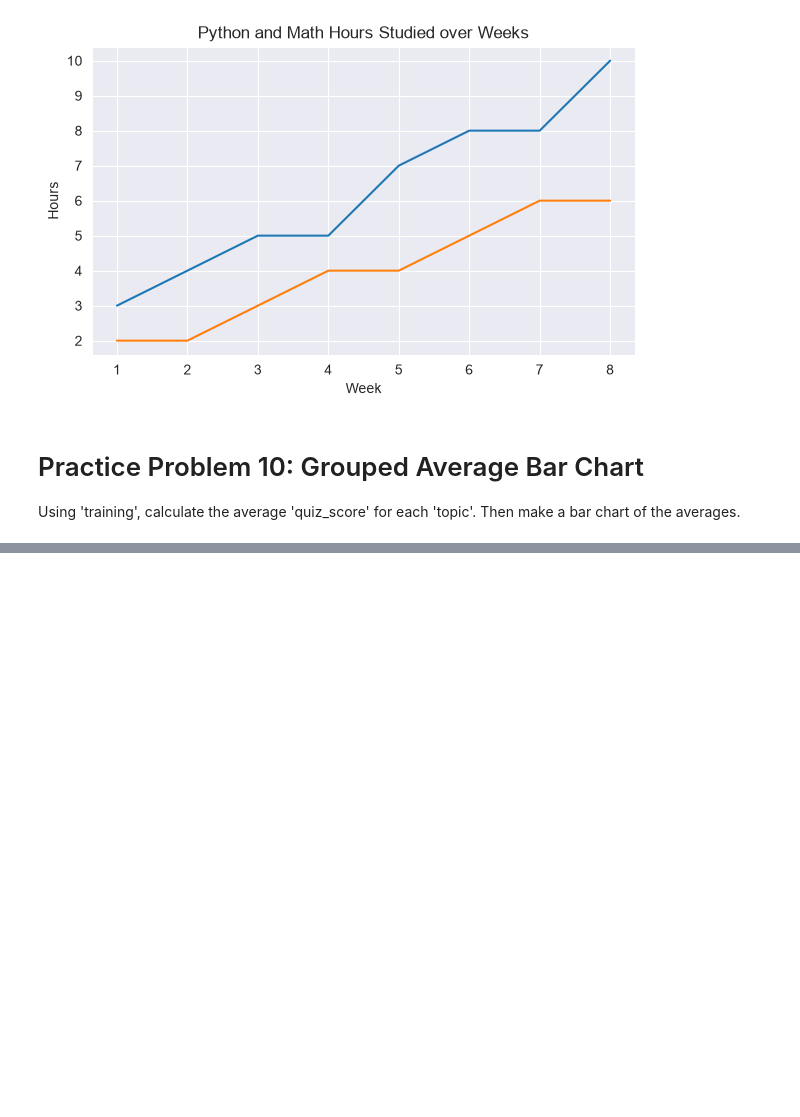
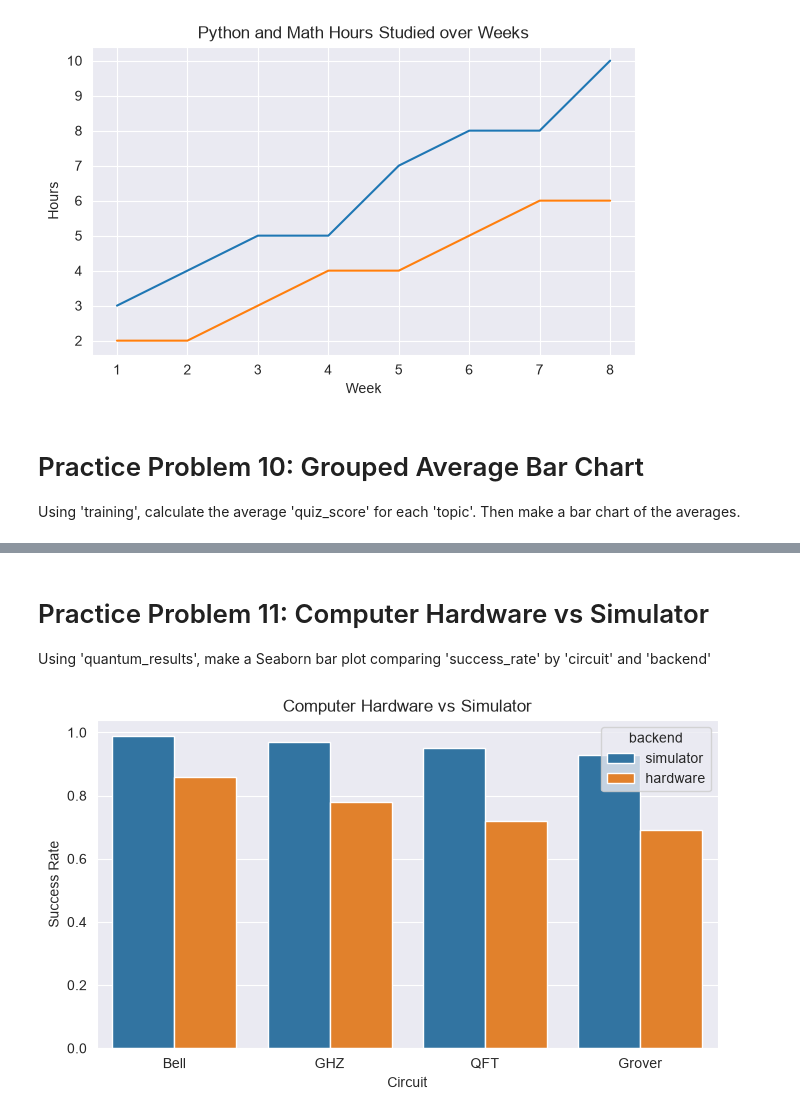
Before and after one commit to Chaunnnn/Quantum-Computing-HPC-Learning, a Jupyter notebook: Learning Logs/Stage 0 Python Notebook.ipynb, the cells around one changed output, grey strips where cells are left out. Saved outputs shown, nothing was run; the diff lists cells and outputs as text; code cells hidden in the pictures; blank space fills up the shorter version.

```diff
--- a/Learning Logs/Stage 0 Python Notebook.ipynb
+++ b/Learning Logs/Stage 0 Python Notebook.ipynb
@@ -227,0 +243,22 @@ Using 'training', calculate the average 'quiz_score' for each 'topic'. Then make
+# %% [markdown]
+# Practice Problem 11: Computer Hardware vs Simulator
+
+Using 'quantum_results', make a Seaborn bar plot comparing 'success_rate' by 'circuit' and 'backend'
+# %%
+fig, ax = plt.subplots(figsize=(7,4))
+
+sns.barplot(
+    data=quantum_results,
+    x='circuit',
+    y='success_rate',
+    errorbar=None,
+    hue='backend',
+    ax=ax
+)
+
+plt.tight_layout()
+sns.set_style('darkgrid')
+ax.set(title='Computer Hardware vs Simulator', xlabel = 'Circuit', ylabel='Success Rate')
+plt.show()
+# %% [output]
+[figure, added]
```
Also changed, not shown: parts of 7 cells of this notebook.
